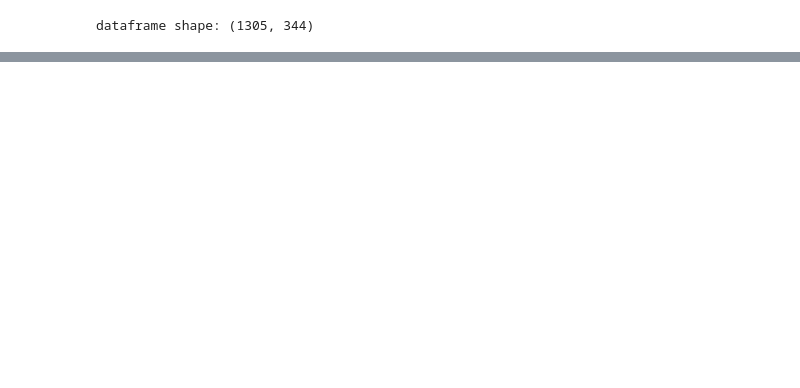
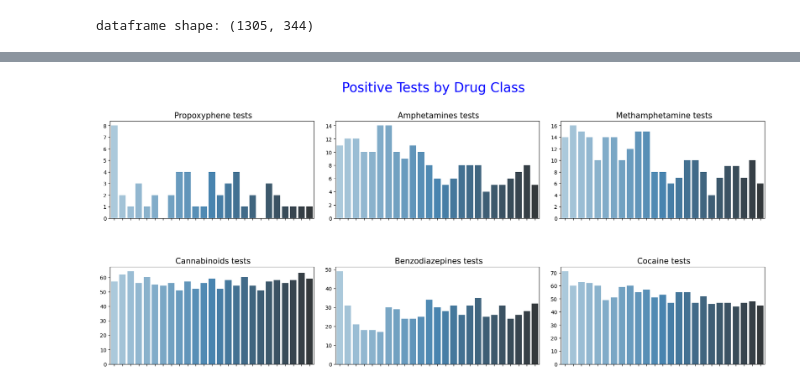
Before and after one commit to DanHerman212/oud_treatment_outcome, a Jupyter notebook: notebooks/2_exploratory_analysis.ipynb, the cells around one changed output, grey strips where cells are left out. Saved outputs shown, nothing was run; the diff lists cells and outputs as text; code cells hidden in the pictures; blank space fills up the shorter version.

```diff
--- a/notebooks/2_exploratory_analysis.ipynb
+++ b/notebooks/2_exploratory_analysis.ipynb
@@ -280,0 +71,23 @@ plt.show()
+# %%
+responder1 = data.loc[data.responder==1]
+# %%
+# plot positive drug tests from other drug classes to test positive rate
+
+# create 2 x 3 subplots for each drug class
+fig, axes = plt.subplots(2, 3, figsize=(18 ,8))
+fig.suptitle('Positive Tests by Drug Class', fontsize=25, color='blue')
+
+# space further from edge
+fig.tight_layout()
+
+# adjust the spacing between the subplots
+plt.subplots_adjust(hspace=0.5)
+
+# adjust spacing from top title
+plt.subplots_adjust(top=0.85)
+
+# get all 6 plots in the same figure
+for i, drugclass in enumerate(['Propoxyphene', 'Amphetamines', 'Methamphetamine', 'Cannabinoids', 'Benzodiazepines', 'Cocaine']):
+    plot_drug_tests(responder1, 'test', drugclass, ax=axes[i//3, i%3])
+# %% [output]
+[figure, added]
```
Also changed, not shown: parts of 30 cells of this notebook.
